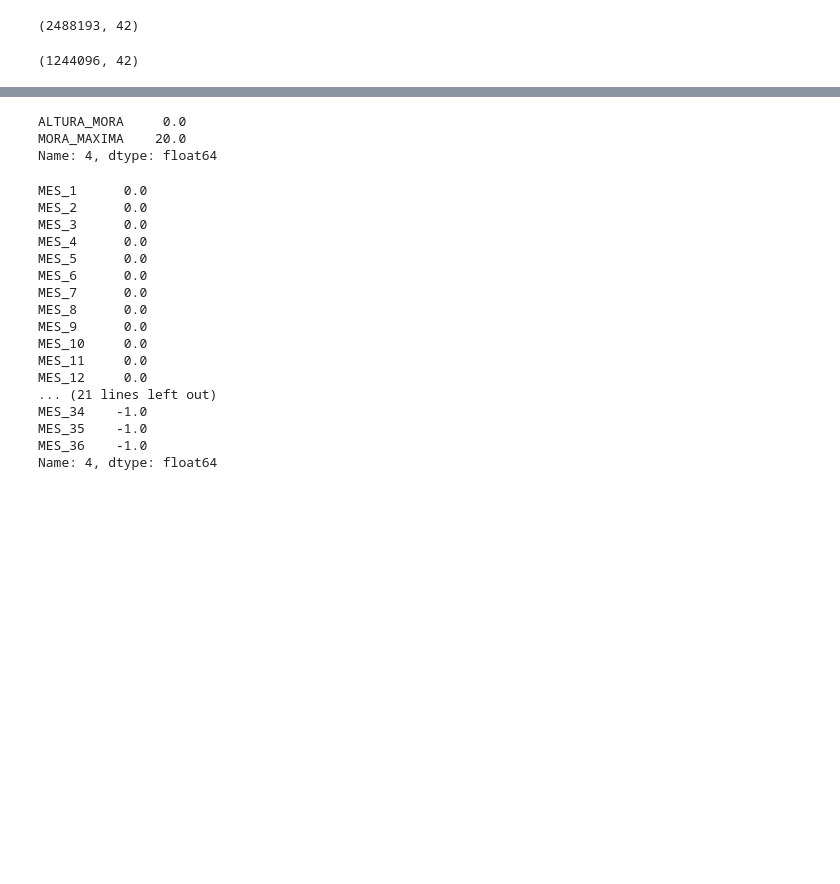
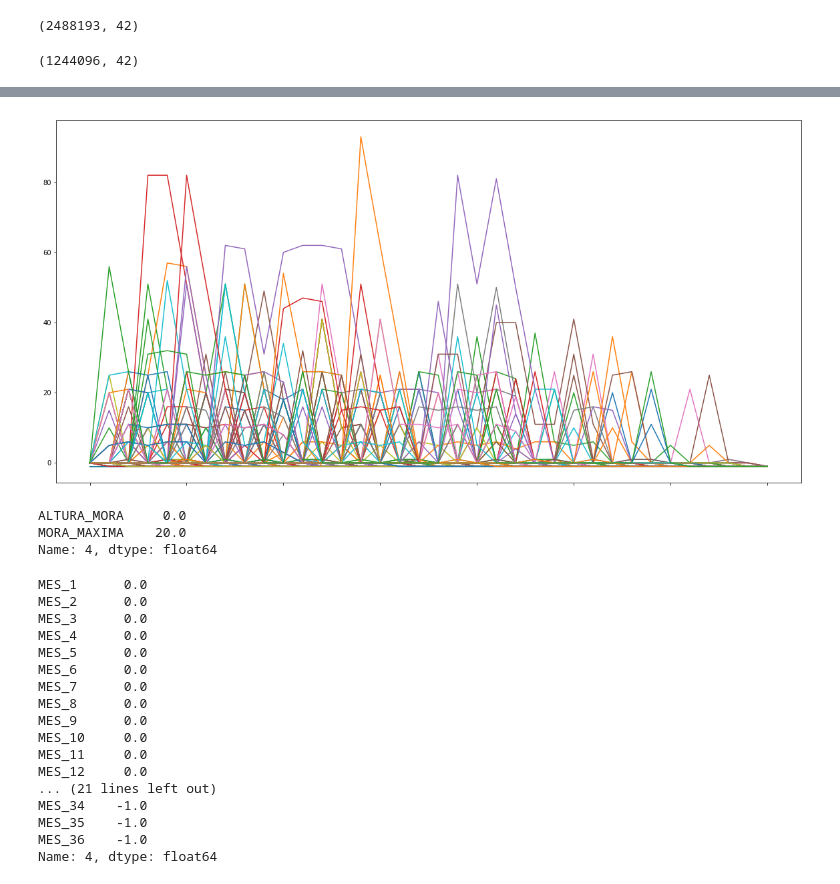
Before and after one commit to luisantonioig/financial_behavior, a Jupyter notebook: Financial Behavior.ipynb, the cells around one changed output, grey strips where cells are left out. Saved outputs shown, nothing was run; the diff lists cells and outputs as text; code cells hidden in the pictures; blank space fills up the shorter version.

```diff
--- a/Financial Behavior.ipynb
+++ b/Financial Behavior.ipynb
@@ -35,3 +226,7 @@ X.iloc[:20,:].T.plot(figsize=(20,10)).get_legend().remove()
+# %%
+X.iloc[:2000,:][(X.iloc[:,0] <= 0) & (0 > X.iloc[:,35]) & (y.iloc[:,1] <= 100)].T.plot(figsize=(20,10)).get_legend().remove()
+# %% [output]
+[figure, added]
 # %%
 y.iloc[3,:]
 # %% [output]
```
Also changed, not shown: parts of 17 cells of this notebook.
